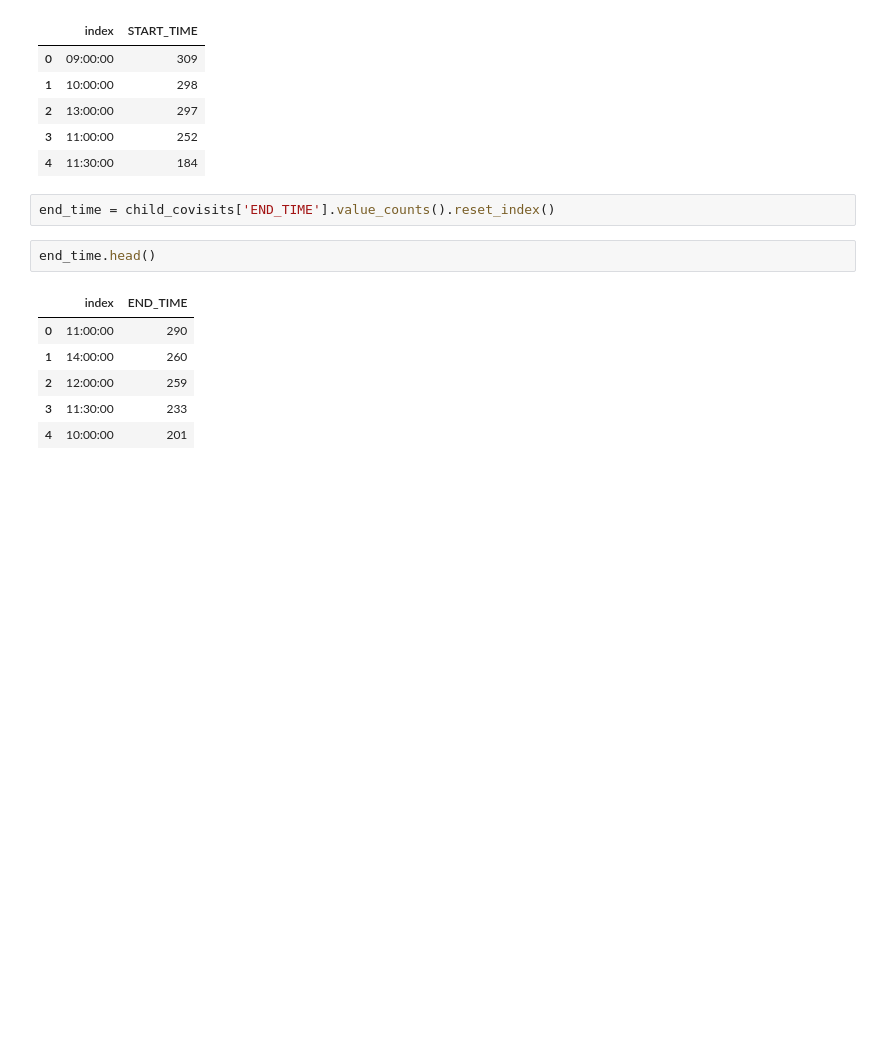
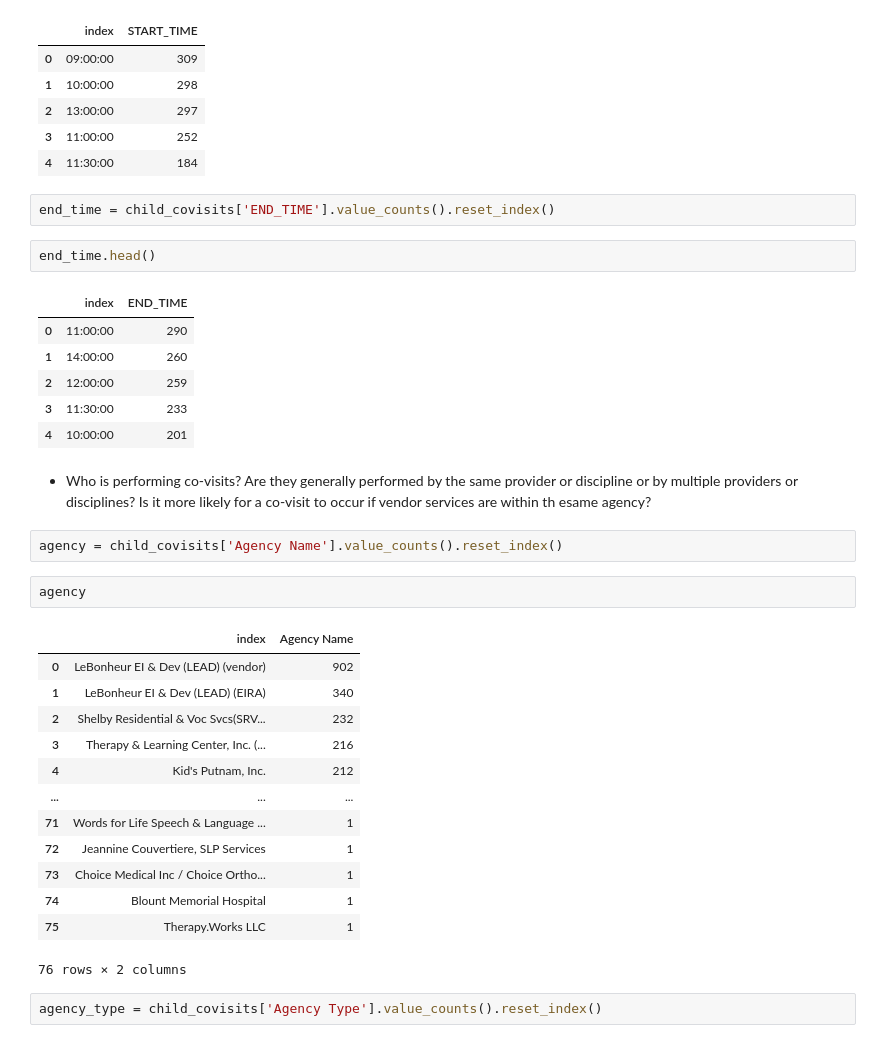
Before and after one commit to NSS-Data-Analytics-Cohort-8/teis_da8_1-dadboddenims, a Jupyter notebook: notebook/teis_data_explora.ipynb, the cells around one changed output. Drawn from its saved outputs; the diff is of its cells as text; blank space fills up the shorter version.

```diff
--- a/notebook/teis_data_explora.ipynb
+++ b/notebook/teis_data_explora.ipynb
@@ -218,3 +218,25 @@ end_time.head()
 | 2 | 12:00:00 | 259 |
 | 3 | 11:30:00 | 233 |
 | 4 | 10:00:00 | 201 |
+# %% [markdown]
+* Who is performing co-visits? Are they generally performed by the same provider or discipline or by multiple providers or disciplines? Is it more likely for a co-visit to occur if vendor services are within th esame agency?
+# %%
+agency = child_covisits['Agency Name'].value_counts().reset_index()
+# %%
+agency
+# %% [output]
+|  | index | Agency Name |
+| 0 | LeBonheur EI & Dev (LEAD) (vendor) | 902 |
+| 1 | LeBonheur EI & Dev (LEAD) (EIRA) | 340 |
+| 2 | Shelby Residential & Voc Svcs(SRV... | 232 |
+| 3 | Therapy & Learning Center, Inc. (... | 216 |
+| 4 | Kid's Putnam, Inc. | 212 |
+| ... | ... | ... |
+| 71 | Words for Life Speech & Language ... | 1 |
+| 72 | Jeannine Couvertiere, SLP Services | 1 |
+| 73 | Choice Medical Inc / Choice Ortho... | 1 |
+| 74 | Blount Memorial Hospital | 1 |
+| 75 | Therapy.Works LLC | 1 |
+76 rows × 2 columns
+# %%
+agency_type = child_covisits['Agency Type'].value_counts().reset_index()
```
Also changed, not shown: parts of 5 cells of this notebook.
